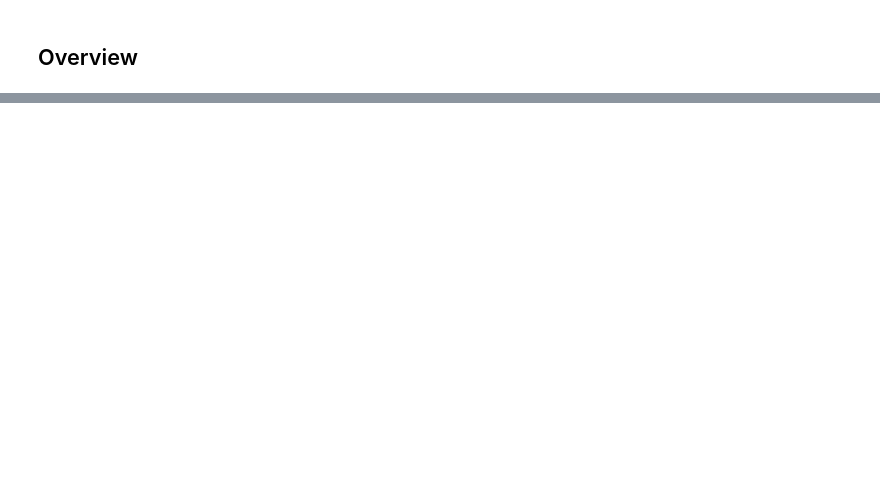
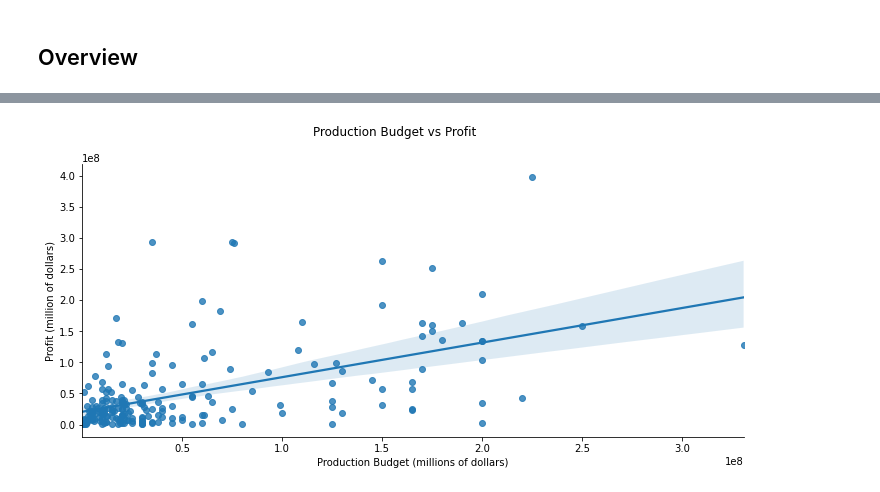
Before and after one commit to Teetee-lab/MovieAnalysisProject, a Jupyter notebook: InitialDataExploration.ipynb, the cells around one changed output, grey strips where cells are left out. Saved outputs shown, nothing was run; the diff lists cells and outputs as text; code cells hidden in the pictures; blank space fills up the shorter version.

```diff
--- a/InitialDataExploration.ipynb
+++ b/InitialDataExploration.ipynb
@@ -131,0 +568,5 @@ titleRatings.head()
+# %%
+#Using the .merge() method to combine Bom movies with imbd movies.
+#create a new variable name for the combined movies
+movies_title_df = bom_and_tn_df.merge(imdb_df, on = ['title','year'])
+movies_title_df
@@ -131,0 +617,3 @@ titleRatings.head()
+# %%
+movies_title_df['profit'] = movies_title_df['domestic_gross'] - movies_title_df['production_budget']
+movies_title_df
@@ -131,0 +634,3 @@ titleRatings.head()
+# %%
+movies_title_df['roi'] = movies_title_df['profit']/movies_title_df['production_budget'] * (100)
+movies_title_df
@@ -131,0 +651,3 @@ titleRatings.head()
+# %%
+movies_profit_df = movies_title_df.loc[movies_title_df['profit'] > 0]
+movies_profit_df
@@ -131,0 +749,10 @@ titleRatings.head()
+# %%
+graph=sns.lmplot(x ='production_budget', y='profit',data = movies_profit_df, height = 5,aspect =2)
+graph.set_axis_labels(x_var='Production Budget (millions of dollars)', y_var='Profit (million of dollars)')
+fig=graph.fig
+fig.suptitle('Production Budget vs Profit')
+plt.tight_layout()
+plt.show()
+fig.savefig('ProductionBudgetVSProfit.png')
+# %% [output]
+[figure, added]
```
Also changed, not shown: parts of 107 cells of this notebook, 15 other files.
